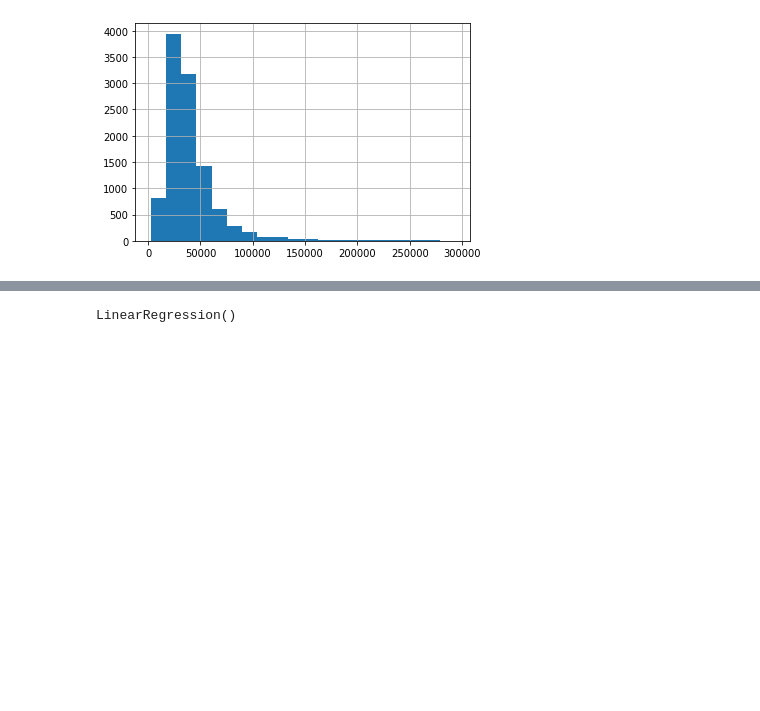
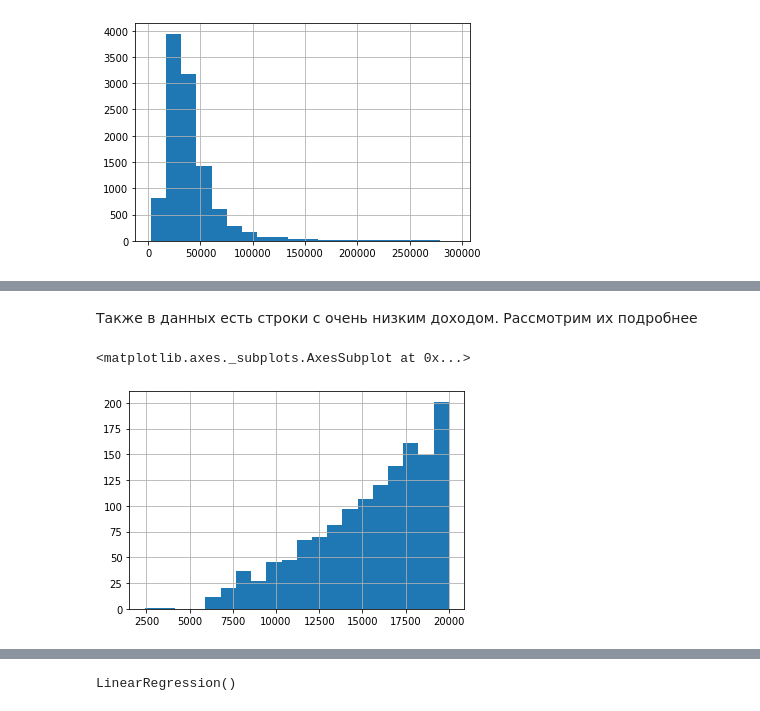
Before and after one commit to artemgur/akbars, a Jupyter notebook: akbars.ipynb, the cells around one changed output, grey strips where cells are left out. Saved outputs shown, nothing was run; the diff lists cells and outputs as text; code cells hidden in the pictures; blank space fills up the shorter version.

```diff
--- a/akbars.ipynb
+++ b/akbars.ipynb
@@ -613,0 +614,7 @@ data['ConfirmedMonthlyIncome (Target)'].hist(bins=20)
+# %% [markdown]
+Также в данных есть строки с очень низким доходом. Рассмотрим их подробнее
+# %%
+data[data['ConfirmedMonthlyIncome (Target)'] < 20000]['ConfirmedMonthlyIncome (Target)'].hist(bins=20)
+# %% [output]
+<matplotlib.axes._subplots.AxesSubplot at 0x...>
+[figure, added]
```
Also changed, not shown: parts of 25 cells of this notebook.
